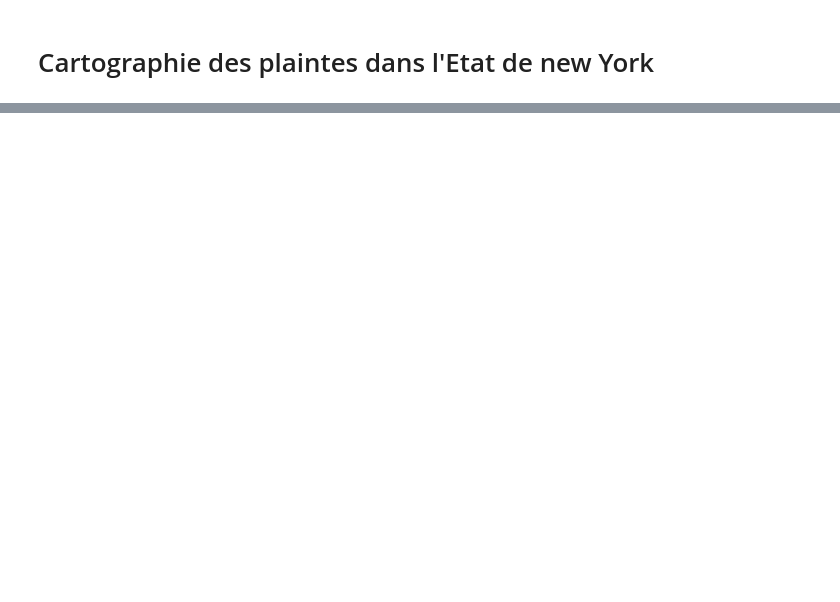
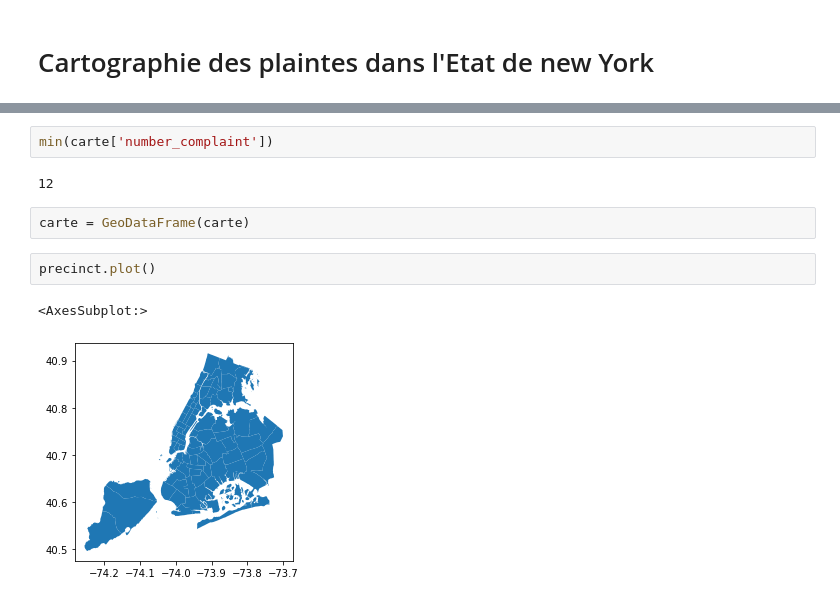
Before and after one commit to ndrettakis/Police-Misconduct-Stat-app, a Jupyter notebook: cartographie des plaintes dans l'Etat de NY .ipynb, the cells around one changed output, grey strips where cells are left out. Saved outputs shown, nothing was run; the diff lists cells and outputs as text; blank space fills up the shorter version.

```diff
--- a/cartographie des plaintes dans l'Etat de NY .ipynb
+++ b/cartographie des plaintes dans l'Etat de NY .ipynb
@@ -47,0 +77,11 @@ df_nb_by_precinct
+# %%
+min(carte['number_complaint'])
+# %% [output]
+12
+# %%
+carte = GeoDataFrame(carte)
+# %%
+precinct.plot()
+# %% [output]
+<AxesSubplot:>
+[figure, added]
```
Also changed, not shown: parts of 13 cells of this notebook.
